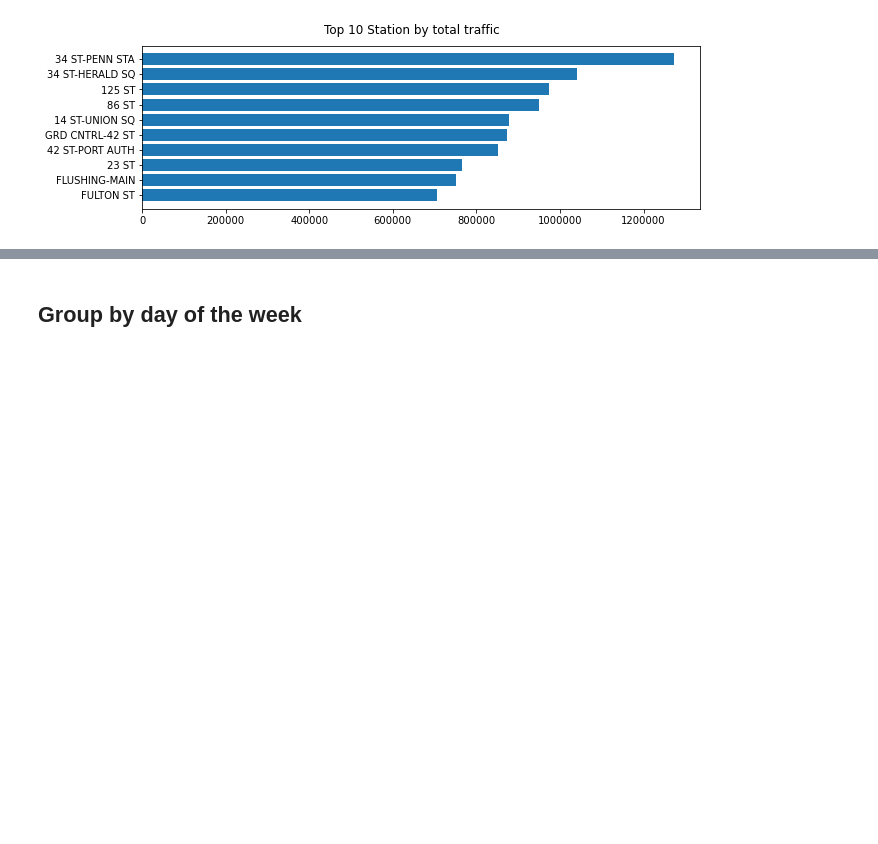
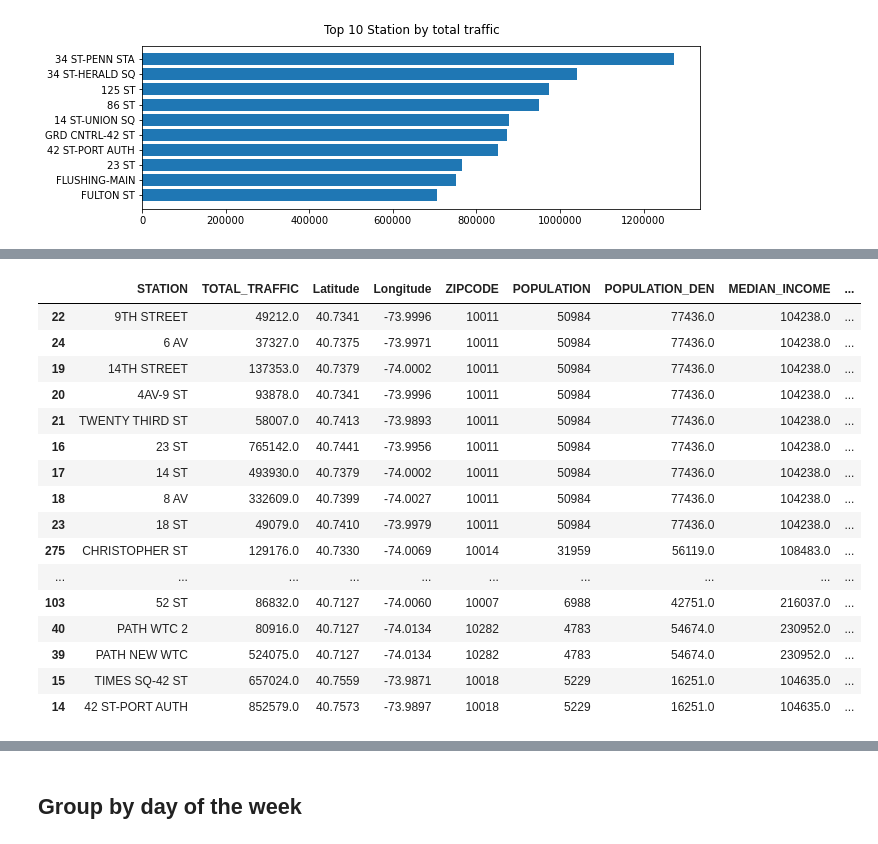
Before and after one commit to kimtaeuk1995/MTA_Analysis, a Jupyter notebook: MTA_TURNSTILE_ANALYSIS.ipynb, the cells around one changed output, grey strips where cells are left out. Cells and saved outputs as stored; diff of their text form; code cells hidden in the pictures; blank space fills up the shorter version.

```diff
--- a/MTA_TURNSTILE_ANALYSIS.ipynb
+++ b/MTA_TURNSTILE_ANALYSIS.ipynb
@@ -280,0 +286,11 @@ ax.xaxis.get_major_formatter().set_scientific(False)
+# %%
+# subset for only female population
+population_zip = population_zip.loc[population_zip['gender'] == 'female']
+population_zip['ZIPCODE'] = population_zip['zipcode']
+# %%
+population_zip.drop(columns=['minimum_age', 'maximum_age', 'geo_id', 'gender', 'zipcode'], inplace=True)
+population_zip['ZIPCODE'] = population_zip['ZIPCODE'].astype(str)
+# %%
+population_zip = population_zip.sort_values('population', ascending=False).drop_duplicates('ZIPCODE')
+# %%
+station_high_income = pd.merge(station_high_income, population_zip, on='ZIPCODE')
@@ -280,0 +301,20 @@ ax.xaxis.get_major_formatter().set_scientific(False)
+# %%
+station_high_income.sort_values('population', ascending=False)
+# %% [output]
+|  | STATION | TOTAL_TRAFFIC | Latitude | Longitude | ZIPCODE | POPULATION | POPULATION_DEN | MEDIAN_INCOME | ... |
+| 22 | 9TH STREET | 49212.0 | 40.7341 | -73.9996 | 10011 | 50984 | 77436.0 | 104238.0 | ... |
+| 24 | 6 AV | 37327.0 | 40.7375 | -73.9971 | 10011 | 50984 | 77436.0 | 104238.0 | ... |
+| 19 | 14TH STREET | 137353.0 | 40.7379 | -74.0002 | 10011 | 50984 | 77436.0 | 104238.0 | ... |
+| 20 | 4AV-9 ST | 93878.0 | 40.7341 | -73.9996 | 10011 | 50984 | 77436.0 | 104238.0 | ... |
+| 21 | TWENTY THIRD ST | 58007.0 | 40.7413 | -73.9893 | 10011 | 50984 | 77436.0 | 104238.0 | ... |
+| 16 | 23 ST | 765142.0 | 40.7441 | -73.9956 | 10011 | 50984 | 77436.0 | 104238.0 | ... |
+| 17 | 14 ST | 493930.0 | 40.7379 | -74.0002 | 10011 | 50984 | 77436.0 | 104238.0 | ... |
+| 18 | 8 AV | 332609.0 | 40.7399 | -74.0027 | 10011 | 50984 | 77436.0 | 104238.0 | ... |
+| 23 | 18 ST | 49079.0 | 40.7410 | -73.9979 | 10011 | 50984 | 77436.0 | 104238.0 | ... |
+| 275 | CHRISTOPHER ST | 129176.0 | 40.7330 | -74.0069 | 10014 | 31959 | 56119.0 | 108483.0 | ... |
+| ... | ... | ... | ... | ... | ... | ... | ... | ... | ... |
+| 103 | 52 ST | 86832.0 | 40.7127 | -74.0060 | 10007 | 6988 | 42751.0 | 216037.0 | ... |
+| 40 | PATH WTC 2 | 80916.0 | 40.7127 | -74.0134 | 10282 | 4783 | 54674.0 | 230952.0 | ... |
+| 39 | PATH NEW WTC | 524075.0 | 40.7127 | -74.0134 | 10282 | 4783 | 54674.0 | 230952.0 | ... |
+| 15 | TIMES SQ-42 ST | 657024.0 | 40.7559 | -73.9871 | 10018 | 5229 | 16251.0 | 104635.0 | ... |
+| 14 | 42 ST-PORT AUTH | 852579.0 | 40.7573 | -73.9897 | 10018 | 5229 | 16251.0 | 104635.0 | ... |
```
Also changed, not shown: parts of 19 cells of this notebook.
